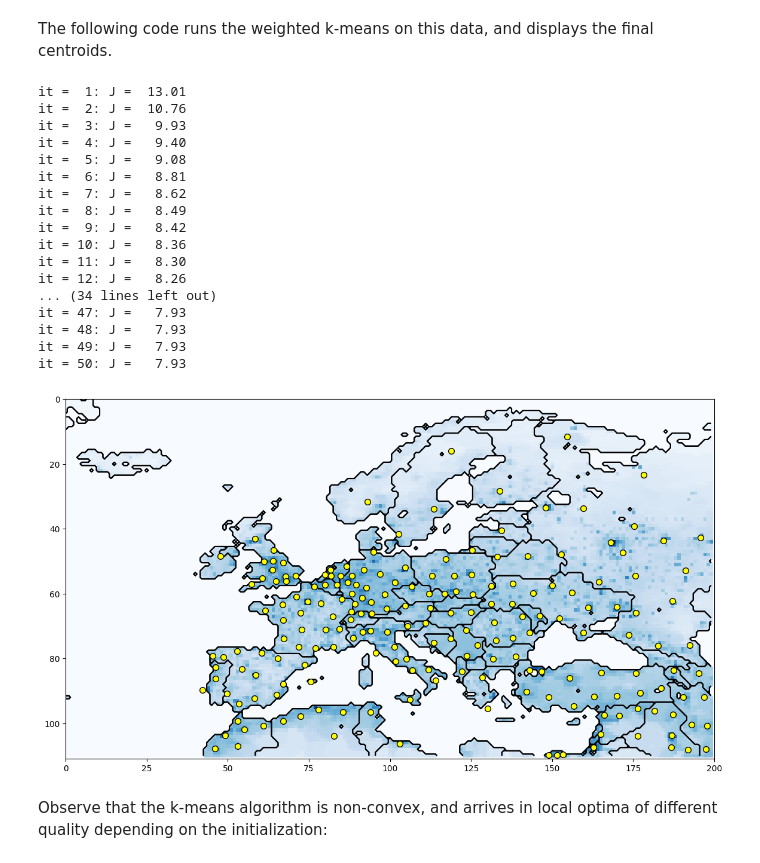
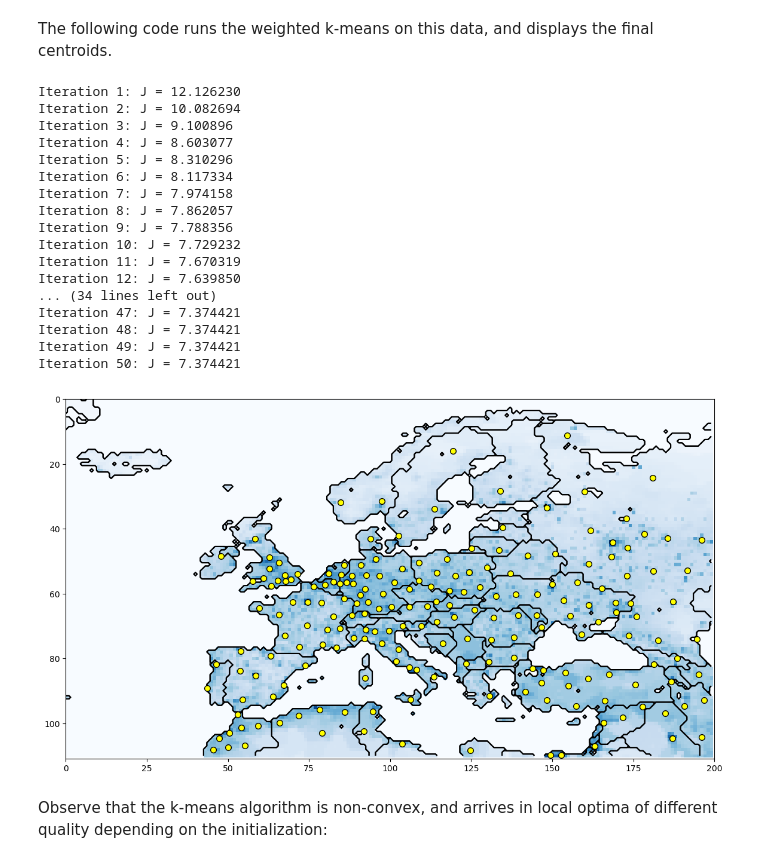
Before and after one commit to Studium-Informatik/Maschinelles-Lernen-I, a Jupyter notebook: Übung/Programming/sheet05/sheet05-programming.ipynb, the cells around one changed output. Cells and saved outputs as stored; diff of their text form; code cells hidden in the pictures.

```diff
--- a/Übung/Programming/sheet05/sheet05-programming.ipynb
+++ b/Übung/Programming/sheet05/sheet05-programming.ipynb
@@ -96,30 +92,70 @@ def wkmeans(centroids, points, weights, verbose, nbit):
+# %%
+def wkmeans(centroids, points, weights, verbose=False, n_iter=50):
+    centroids = numpy.array(centroids, dtype=float, copy=True)
+    points = numpy.asarray(points, dtype=float)
+    weights = numpy.asarray(weights, dtype=float).ravel()
+
+    total_weight = weights.sum()
+    if numpy.any(weights < 0) or total_weight <= 0:
+        raise ValueError("Weights must be nonnegative with a positive sum.")
+
+    def squared_distances():
+        return numpy.sum(
+            (points[:, None, :] - centroids[None, :, :]) ** 2,
+            axis=2,
+        )
+
+    def objective():
+        nearest_distances_sq = numpy.min(squared_distances(), axis=1)
+        return float(
+            numpy.sum(weights * nearest_distances_sq) / total_weight
+        )
+
+    for iteration in range(n_iter):
+        labels = numpy.argmin(squared_distances(), axis=1)
+
+        for k in range(len(centroids)):
+            mask = labels == k
+            cluster_weights = weights[mask]
+
+            if cluster_weights.sum() > 0:
+                centroids[k] = numpy.average(
+                    points[mask],
+                    axis=0,
+                    weights=cluster_weights,
+                )
+
+        if verbose:
+            print(f"Iteration {iteration + 1}: J = {objective():.6f}")
+
+    return centroids, objective()
 # %% [markdown]
 The following code runs the weighted k-means on this data, and displays the final centroids.
 # %%
 weights   = utils.population.flatten()*1.0
 
-centroids = wkmeans(centroids_init, locations, weights, True, 50)
+centroids, J_final = wkmeans(centroids_init, locations, weights, True, 50)
 
 utils.plot(centroids[:,0], centroids[:,1])
 # %% [output]
-it =  1: J =  13.01
-it =  2: J =  10.76
-it =  3: J =   9.93
-it =  4: J =   9.40
-it =  5: J =   9.08
-it =  6: J =   8.81
-it =  7: J =   8.62
-it =  8: J =   8.49
-it =  9: J =   8.42
-it = 10: J =   8.36
-it = 11: J =   8.30
-it = 12: J =   8.26
+Iteration 1: J = 12.126230
+Iteration 2: J = 10.082694
+Iteration 3: J = 9.100896
+Iteration 4: J = 8.603077
+Iteration 5: J = 8.310296
+Iteration 6: J = 8.117334
+Iteration 7: J = 7.974158
+Iteration 8: J = 7.862057
+Iteration 9: J = 7.788356
+Iteration 10: J = 7.729232
+Iteration 11: J = 7.670319
+Iteration 12: J = 7.639850
 ... (34 lines left out)
-it = 47: J =   7.93
-it = 48: J =   7.93
-it = 49: J =   7.93
-it = 50: J =   7.93
+Iteration 47: J = 7.374421
+Iteration 48: J = 7.374421
+Iteration 49: J = 7.374421
+Iteration 50: J = 7.374421
-[figure, old version]
+[figure, new version]
 # %% [markdown]
 Observe that the k-means algorithm is non-convex, and arrives in local optima of different quality depending on the initialization:
 # %%
```
Also changed, not shown: parts of 5 cells of this notebook, 1 other file.
